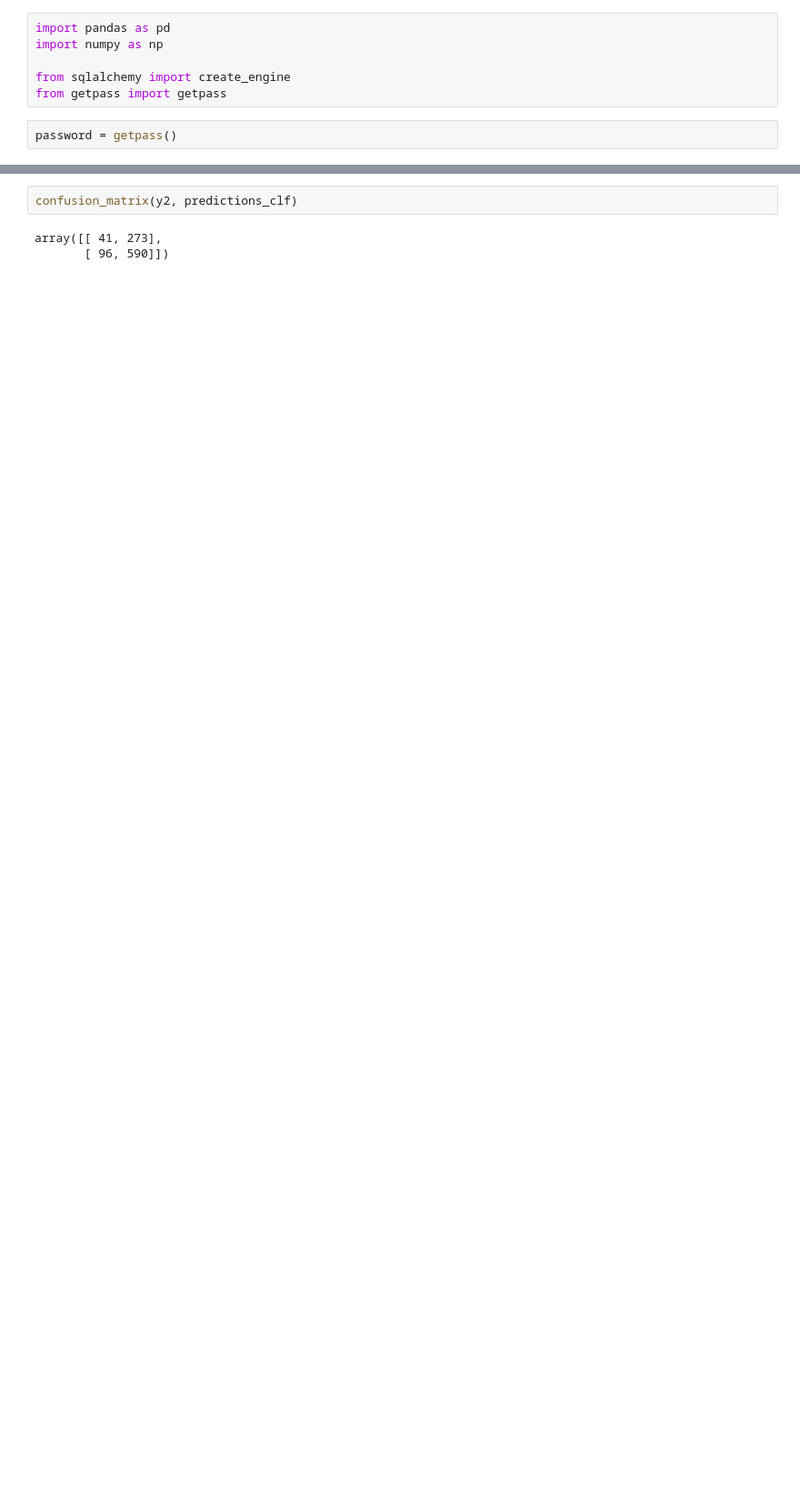
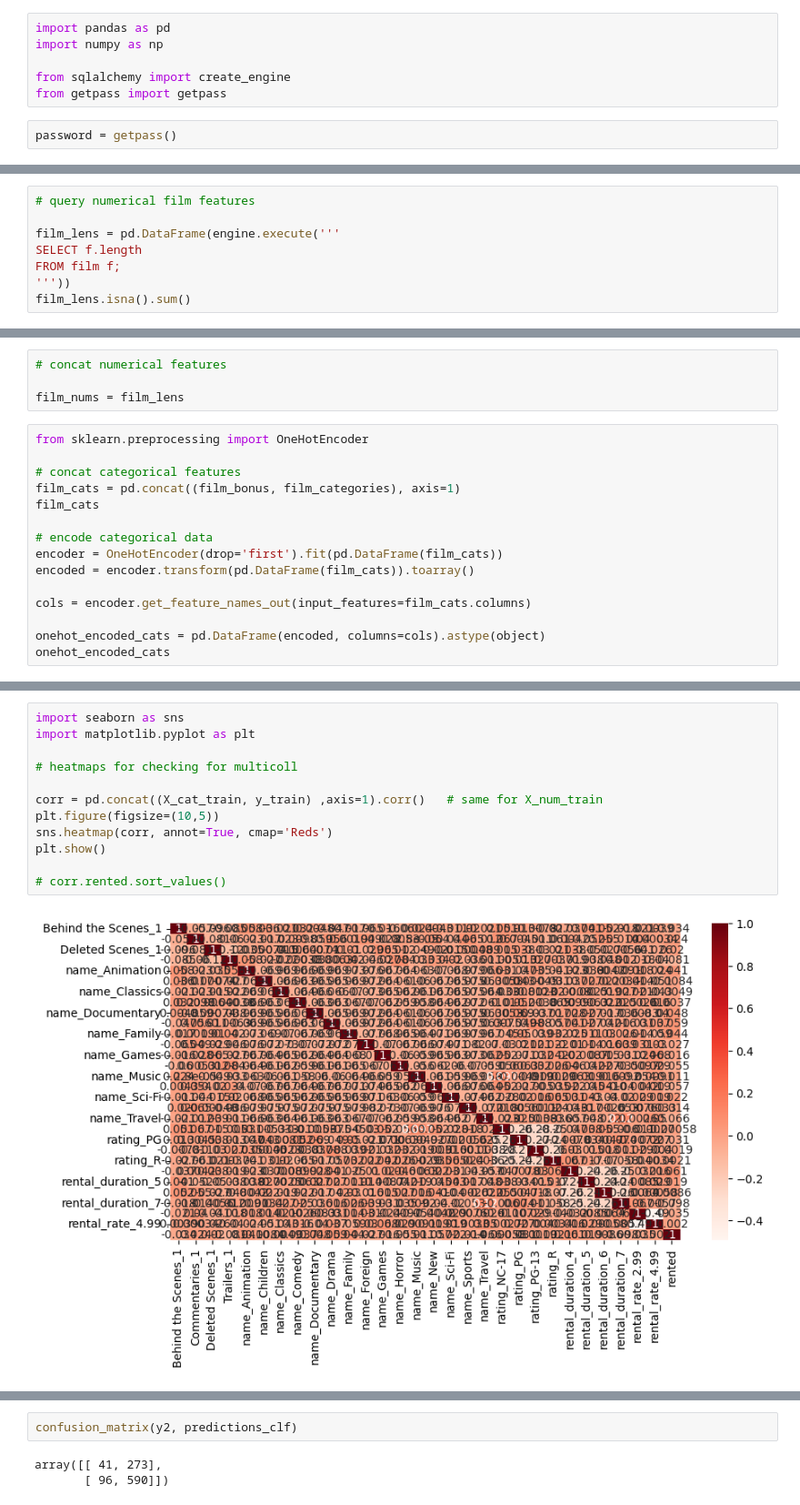
Before and after one commit to Xamweis/lab-predictions-logistic-regression, a Jupyter notebook: predictor2.ipynb, the cells around one changed output, grey strips where cells are left out. Shown: that part at 91% size. Saved outputs shown, nothing was run; the diff lists cells and outputs as text; blank space fills up the shorter version.

```diff
--- a/predictor2.ipynb
+++ b/predictor2.ipynb
@@ -282,0 +132,8 @@ clf.score(X2, y2)
+# %%
+# query numerical film features
+
+film_lens = pd.DataFrame(engine.execute('''
+SELECT f.length
+FROM film f;
+'''))
+film_lens.isna().sum()
@@ -282,0 +143,19 @@ clf.score(X2, y2)
+# %%
+# concat numerical features
+
+film_nums = film_lens
+# %%
+from sklearn.preprocessing import OneHotEncoder
+
+# concat categorical features
+film_cats = pd.concat((film_bonus, film_categories), axis=1)
+film_cats
+
+# encode categorical data
+encoder = OneHotEncoder(drop='first').fit(pd.DataFrame(film_cats))
+encoded = encoder.transform(pd.DataFrame(film_cats)).toarray()
+
+cols = encoder.get_feature_names_out(input_features=film_cats.columns)
+
+onehot_encoded_cats = pd.DataFrame(encoded, columns=cols).astype(object)
+onehot_encoded_cats
@@ -282,0 +221,14 @@ clf.score(X2, y2)
+# %%
+import seaborn as sns
+import matplotlib.pyplot as plt
+
+# heatmaps for checking for multicoll
+
+corr = pd.concat((X_cat_train, y_train) ,axis=1).corr()   # same for X_num_train
+plt.figure(figsize=(10,5))
+sns.heatmap(corr, annot=True, cmap='Reds')
+plt.show()
+
+# corr.rented.sort_values()
+# %% [output]
+[figure, added]
```
Also changed, not shown: parts of 33 cells of this notebook.
